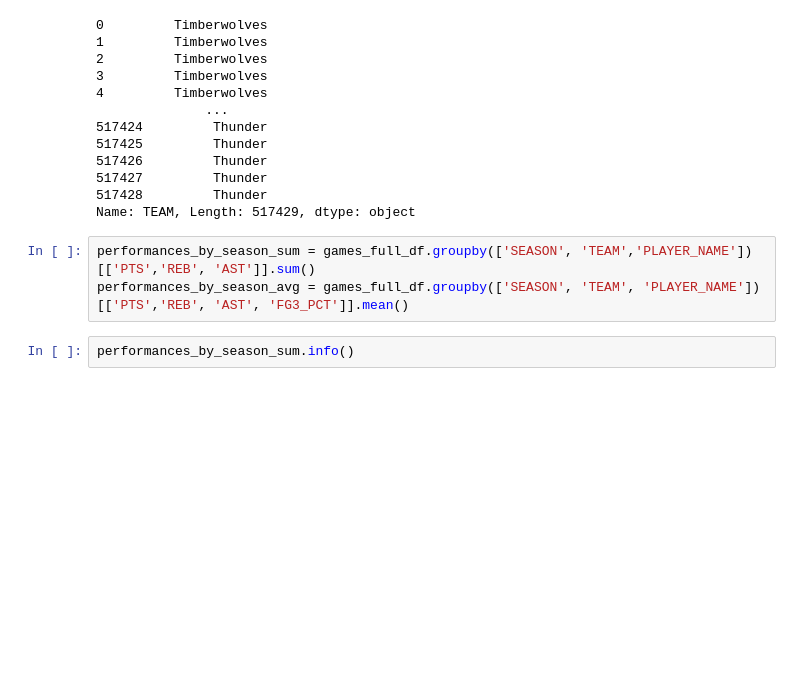
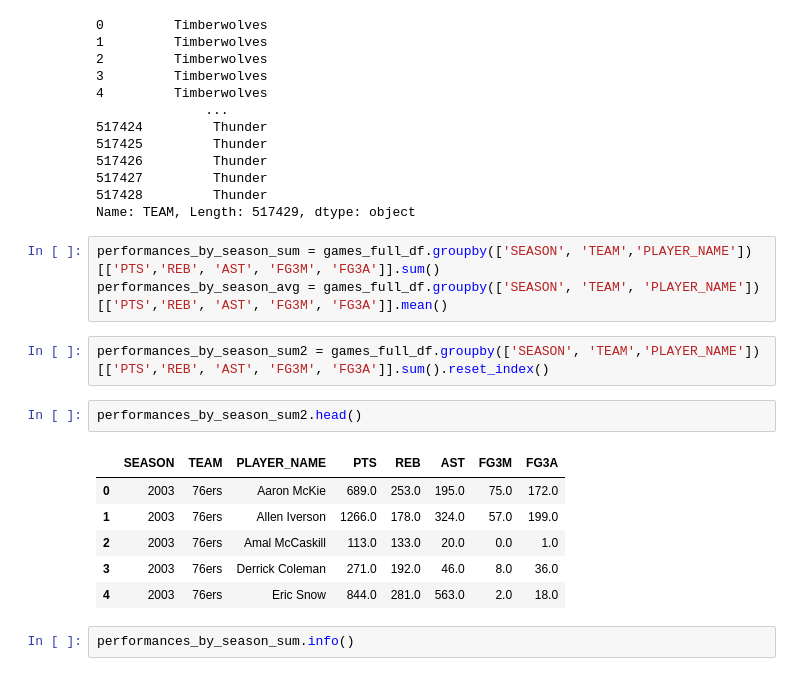
Before and after one commit to matteoForoni/nba-scouting-stats, a Jupyter notebook: nba-scouting-stats.ipynb, the cells around one changed output. Drawn from its saved outputs; the diff is of its cells as text; blank space fills up the shorter version.

```diff
--- a/nba-scouting-stats.ipynb
+++ b/nba-scouting-stats.ipynb
@@ -551,8 +558,19 @@ games_full_df['TEAM']
 517428         Thunder
 Name: TEAM, Length: 517429, dtype: object
 # %%
-performances_by_season_sum = games_full_df.groupby(['SEASON', 'TEAM','PLAYER_NAME'])[['PTS','REB', 'AST']].sum()
-performances_by_season_avg = games_full_df.groupby(['SEASON', 'TEAM', 'PLAYER_NAME'])[['PTS','REB', 'AST', 'FG3_PCT']].mean()
+performances_by_season_sum = games_full_df.groupby(['SEASON', 'TEAM','PLAYER_NAME'])[['PTS','REB', 'AST', 'FG3M', 'FG3A']].sum()
+performances_by_season_avg = games_full_df.groupby(['SEASON', 'TEAM', 'PLAYER_NAME'])[['PTS','REB', 'AST', 'FG3M', 'FG3A']].mean()
+# %%
+performances_by_season_sum2 = games_full_df.groupby(['SEASON', 'TEAM','PLAYER_NAME'])[['PTS','REB', 'AST', 'FG3M', 'FG3A']].sum().reset_index()
+# %%
+performances_by_season_sum2.head()
+# %% [output]
+|  | SEASON | TEAM | PLAYER_NAME | PTS | REB | AST | FG3M | FG3A |
+| 0 | 2003 | 76ers | Aaron McKie | 689.0 | 253.0 | 195.0 | 75.0 | 172.0 |
+| 1 | 2003 | 76ers | Allen Iverson | 1266.0 | 178.0 | 324.0 | 57.0 | 199.0 |
+| 2 | 2003 | 76ers | Amal McCaskill | 113.0 | 133.0 | 20.0 | 0.0 | 1.0 |
+| 3 | 2003 | 76ers | Derrick Coleman | 271.0 | 192.0 | 46.0 | 8.0 | 36.0 |
+| 4 | 2003 | 76ers | Eric Snow | 844.0 | 281.0 | 563.0 | 2.0 | 18.0 |
 # %%
 performances_by_season_sum.info()
 # %% [output]
```
Also changed, not shown: parts of 8 cells of this notebook.
